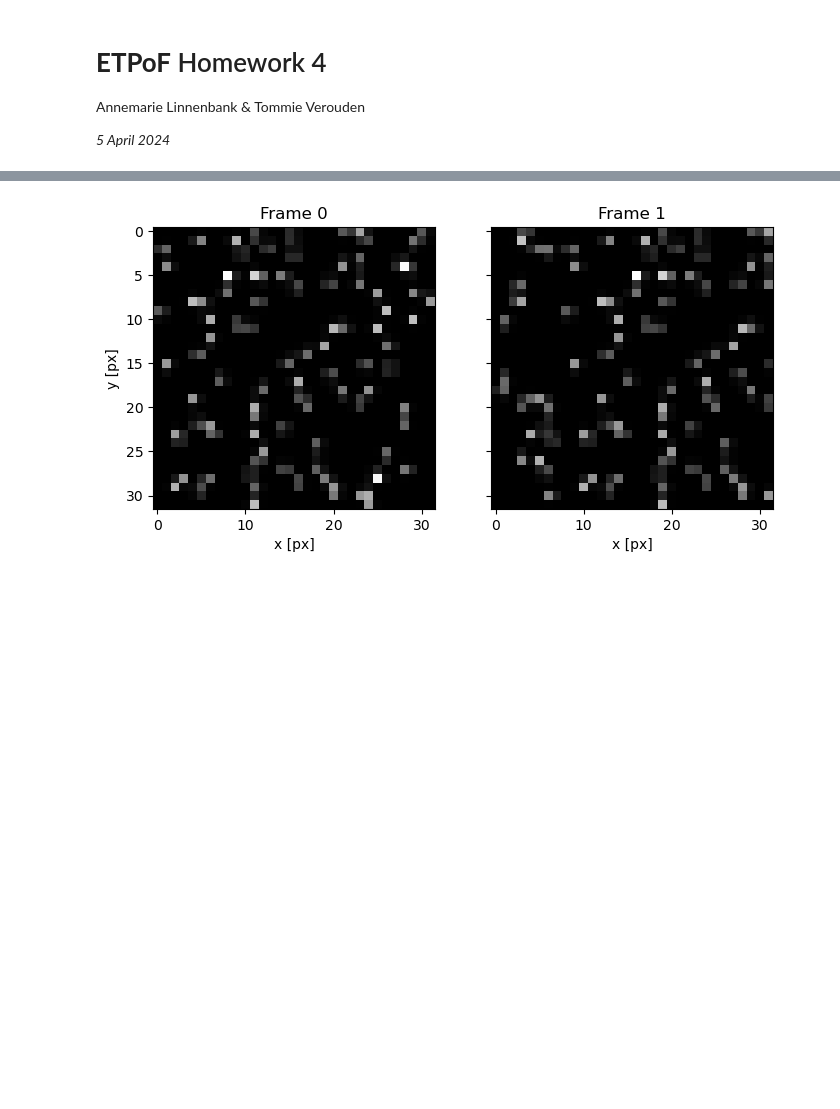
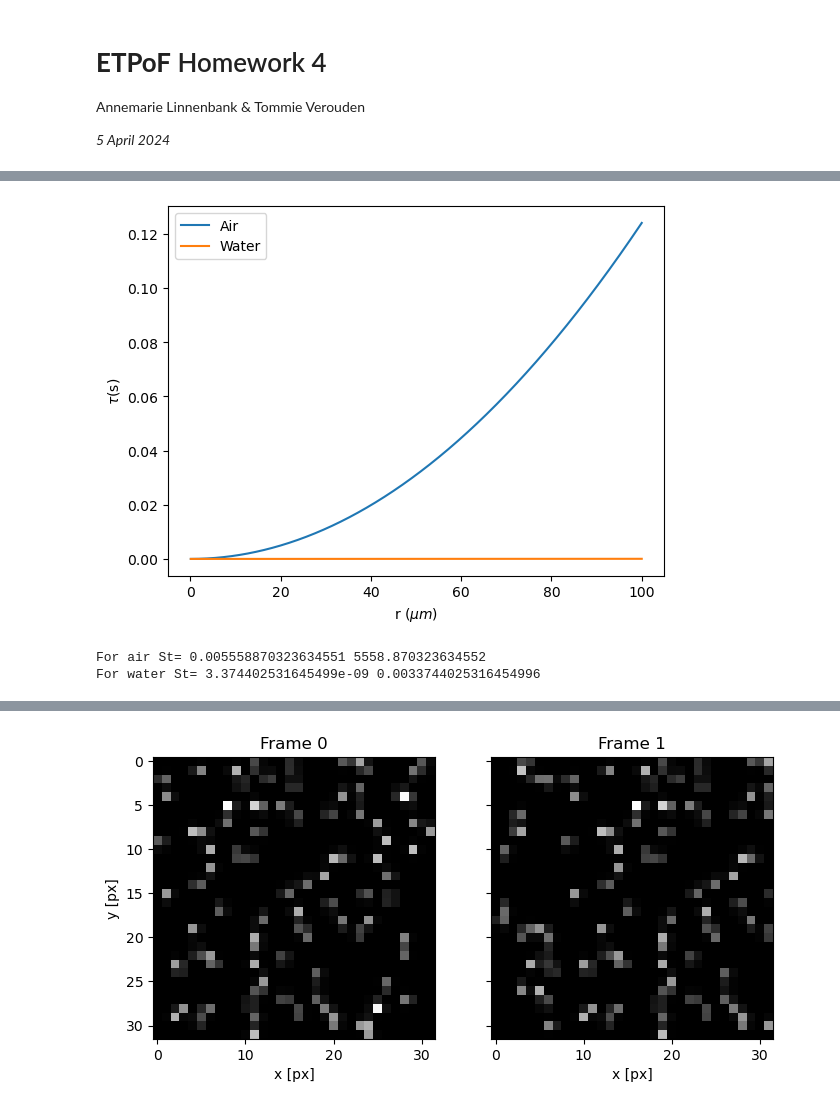
Before and after one commit to TFLVerouden/ETPoF, a Jupyter notebook: HW4/ETPoF_HW4.ipynb, the cells around one changed output, grey strips where cells are left out. Drawn from its saved outputs; the diff is of its cells as text; code cells hidden in the pictures; blank space fills up the shorter version.

```diff
--- a/HW4/ETPoF_HW4.ipynb
+++ b/HW4/ETPoF_HW4.ipynb
@@ -13,0 +18,42 @@ from tqdm import trange
+# %%
+import numpy as np
+import matplotlib.pyplot as plt
+from scipy.signal import find_peaks
+
+rho = 1.02 #g/cm^3
+rho_tracers = (rho/1000)*(1e6) #kg/m^3
+rho_air = 1.225 #kg/m^3
+rho_water = 1000 #kg/m^3
+mu_air = 1.825e-5
+mu_water = 1.0005e-3
+rmin = 100e-9
+rmax = 100e-6
+
+r = np.linspace(rmin, rmax, 1000)
+rho_f = rho_air
+mu = mu_air
+tau_air = ((2/9)*(r**2)*abs(rho_tracers-rho_f))/mu
+beta = 3*rho_f/(rho_f+2*rho_tracers)
+St_air = r**2/(3*beta*(mu**2))
+
+rho_f = rho_water
+mu = mu_water
+tau_water = ((2/9)*(r**2)*abs(rho_tracers-rho_f))/mu
+beta = 3*rho_f/(rho_f+2*rho_tracers)
+St_water = r**2/(3*beta*(mu**2))
+
+plt.figure()
+plt.plot(r*(10**6), tau_air, label='Air')
+plt.plot(r*(10**6), tau_water, label='Water')
+plt.xlabel('r ($\mu m$)')
+plt.ylabel(r'$\tau$(s)')
+plt.legend()
+plt.show()
+# %% [output]
+[figure, added]
+# %%
+print('For air St=', np.min(St_air), np.max(St_air))
+print('For water St=', np.min(St_water), np.max(St_water))
+# %% [output]
+For air St= 0.005558870323634551 5558.870323634552
+For water St= 3.374402531645499e-09 0.0033744025316454996
```
Also changed, not shown: parts of 15 cells of this notebook.
